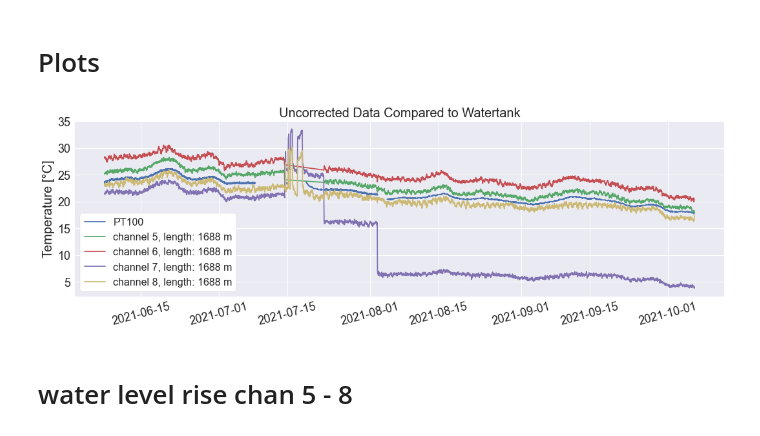
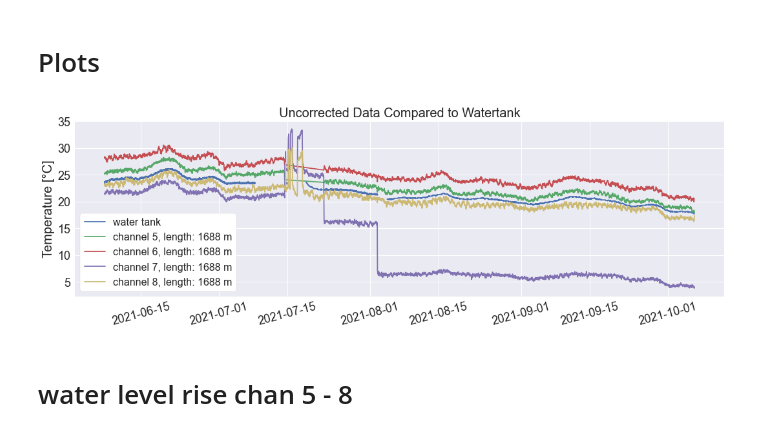
Before and after one commit to mvwick/Scripts_Masterarbeit, a Jupyter notebook: analyse_my_database_alsdorf.ipynb, the cells around one changed output. Cells and saved outputs as stored; diff of their text form; code cells hidden in the pictures.

```diff
--- a/analyse_my_database_alsdorf.ipynb
+++ b/analyse_my_database_alsdorf.ipynb
@@ -34,13 +34,14 @@ from shutil import copy2 as copy_file
 import math
 from sklearn.metrics import r2_score
 
-from my_func_mvw.functions_import_my_database import import_my_database_pickle, import_my_database_csv, merge_data_year
+from my_func_mvw.functions_import_my_database import import_my_database_pickle, import_my_database_csv, merge_data_year, import_tlogger
 from my_func_mvw.functions import find_nearest_date, calc_diff_between_channels, watertank_shift, read_pickle, write_pickle, temp_watertank_func, random_date, check_first_last_date, cut_dataframe_to_range_tlogger, check_processed_data, save_values_in_file, plot_water_rise, create_mask_egrt, diff_to_watertank
 %load_ext autoreload
 %autoreload 2
 
 plot_save=True #True False
 masterthesis_save=False # True False
+importer="pickle" #pickle currently only pickle is uesed
 
 
 # avearage first könnte ich auch noch anders bestimmen, siehe Abschnit für genauere erklärung der Idee
@@ -102,17 +105,8 @@ for chan in chan14_constshift.keys():
 del chan58_constshift
 del chan14_constshift
 # %%
-# import tlogger
-# read csv - outdated
-# Tlogger_PT1000 = pd.read_csv(path_to_my_database + "\\t_logger_watertank\\Tlogger_PT1000.csv", index_col=[0])
-# Tlogger_PT100  = pd.read_csv(path_to_my_database + "\\t_logger_watertank\\Tlogger_PT100_outdated.csv",index_col=[0])
-# Tlogger_PT100.index.names=["Date"]; Tlogger_PT1000.index.names=["Date"]
-# Tlogger_PT100.index = pd.to_datetime(Tlogger_PT100.index); Tlogger_PT1000.index = pd.to_datetime(Tlogger_PT1000.index)
-
-#read_pickle
-df_Tlogger_PT1000 = read_pickle(path_DTS_processed + "\\..\\T-logger\\processed\\Tlogger_PT1000")
-df_Tlogger = read_pickle(path_DTS_processed + "\\..\\T-logger\\processed\\Tlogger_all")
-
+# Import TLogger
+df_Tlogger, df_Tlogger_PT1000 = import_tlogger(path_DTS_processed=path_DTS_processed,importer=importer)
 watertank_T_range_min = df_Tlogger.index.min()
 watertank_T_range_max = df_Tlogger.index.max()
 
@@ -1561,35 +1556,35 @@ watertank_EGRT = 1688 #1689 # ich muss mir angucken welche Länge bei Mittelung
 # evntl. schon sußerhalb vom Wassertank ist
 
 #start =
 #end = 15800
 
 fig, axs = plt.subplots(figsize=(18,5))
-axs.plot(df_Tlogger.index[:], df_Tlogger["Channel1-Watertank_PT100"][:], label="PT100")
+axs.plot(df_Tlogger.index[:], df_Tlogger["Channel1-Watertank"][:], label="water tank")
 #plt.plot(df_Tlogger.index, df_Tlogger["Channel2-Air"], label="Air")
 for c in ["5","6","7","8"]: #["7","8"]: #:
     inde=data_2021[c][str(df_Tlogger.index[:].min()) : str(df_Tlogger.index[:].max())][watertank_EGRT].index
     val=data_2021[c][str(df_Tlogger.index[:].min()) : str(df_Tlogger.index[:].max())][watertank_EGRT].values
     d=data_2021[c][str(df_Tlogger.index[:].min()) : str(df_Tlogger.index[:].max())][watertank_EGRT].name
     axs.plot(inde,val, label=f"channel {c}, length: {d} m")
 
     # inde=data_2021[c][str(df_Tlogger.index.min()) : str(df_Tlogger.index.max())][1707-watertank_EGRT].index
     # val=data_2021[c][str(df_Tlogger.index.min()) : str(df_Tlogger.index.max())][1707-watertank_EGRT].values
     # plt.plot(inde,val, label=f"channel {c} length {1707-watertank_EGRT}")
 
 font=20
 axs.set_ylabel("Temperature [°C]",fontsize=font)
 #axs.set_xlabel("Date",fontsize=16)
 axs.set_title("Uncorrected Data Compared to Watertank",fontsize=font)
 axs.tick_params(axis='x', which='major', labelsize=font-2, labelrotation=15)
 axs.tick_params(axis='y', which='major', labelsize=font-2, labelrotation=0)
 legend = axs.legend(fontsize=font-4, frameon=True)
 legend.get_frame().set_alpha(None)
 legend.get_frame().set_facecolor("white")
 
 #plt.savefig("pictures/raw_data_compared_to_watertank.png",bbox_inches="tight")
 plt.show()
 # %% [output]
-[figure, old version]
+[figure, new version]
 # %%
 # # diff steigt mit länge des Kabels
 # diff=np.abs(corrected_val["7"] - corrected_val["8"])
```
Also changed, not shown: parts of 9 cells of this notebook, 14 other files.
